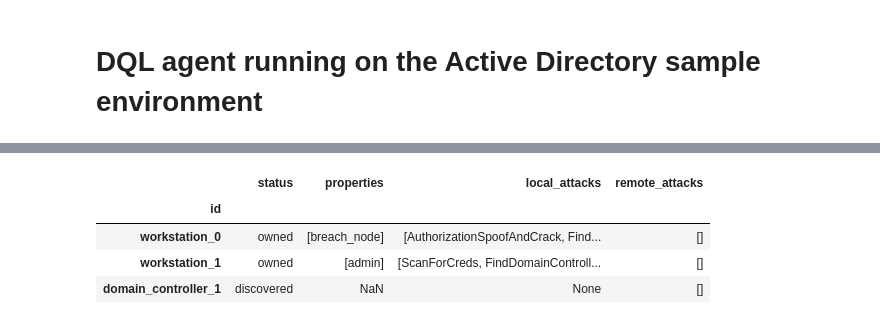
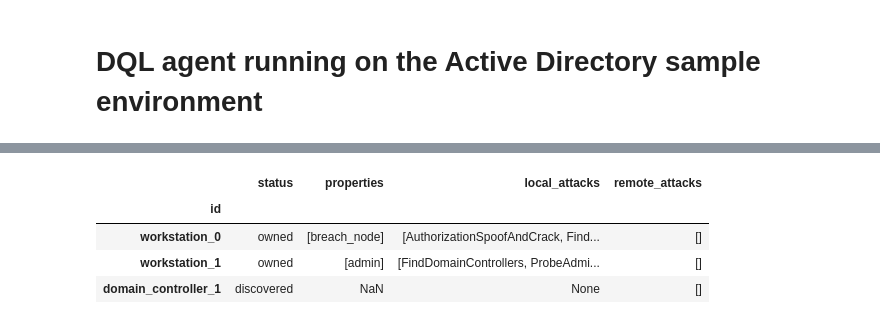
Before and after one commit to microsoft/CyberBattleSim, a Jupyter notebook: notebooks/dql_active_directory.ipynb, the cells around one changed output, grey strips where cells are left out. Cells and saved outputs as stored; diff of their text form; code cells hidden in the pictures.

Commit message:
Adding better training to help discover/exploit DC

```diff
--- a/notebooks/dql_active_directory.ipynb
+++ b/notebooks/dql_active_directory.ipynb
@@ -10,8 +10,8 @@ from cyberbattle.agents.baseline.agent_wrapper import ActionTrackingStateAugment
 logging.basicConfig(stream=sys.stdout, level=logging.ERROR, format="%(levelname)s: %(message)s")
 # %%
 gymids = [f"ActiveDirectory-v{i}" for i in range(0, 3)]
-iteration_count = 500
-training_episode_count = 5
+iteration_count = 800
+training_episode_count = 10
 # %%
 envs = [gym.make(gymid) for gymid in gymids]
 ep = w.EnvironmentBounds.of_identifiers(
@@ -216,25 +212,25 @@ Episode 1|Iteration 433|reward: 5412.0|last_reward_at:  433|Elapsed Time: 0:00:1
 # %%
 tiny = gym.make('ActiveDirectoryTiny-v0')
 current_o = tiny.reset()
 wrapped_env = AgentWrapper(tiny, ActionTrackingStateAugmentation(ep, current_o))
 # Use the trained agent to run the steps one by one
-max_steps = 500
+max_steps = 1000
 # next action suggested by DQL agent
 h = []
 for i in range(max_steps):
     # run the suggested action
     _, next_action, _ = l.exploit(wrapped_env, current_o)
     h.append((tiny.get_explored_network_node_properties_bitmap_as_numpy(current_o), next_action))
     if next_action is None:
         break
     current_o, _, is_done, _ = wrapped_env.step(next_action)
     if is_done:
         break
 tiny.render()
 # %% [output]
 |  | status | properties | local_attacks | remote_attacks |
 | id |  |  |  |  |
 | workstation_0 | owned | [breach_node] | [AuthorizationSpoofAndCrack, Find... | [] |
-| workstation_1 | owned | [admin] | [ScanForCreds, FindDomainControll... | [] |
+| workstation_1 | owned | [admin] | [FindDomainControllers, ProbeAdmi... | [] |
 | domain_controller_1 | discovered | NaN | None | [] |
 [interactive output not drawn]
```
Also changed, not shown: parts of 1 cell of this notebook.
